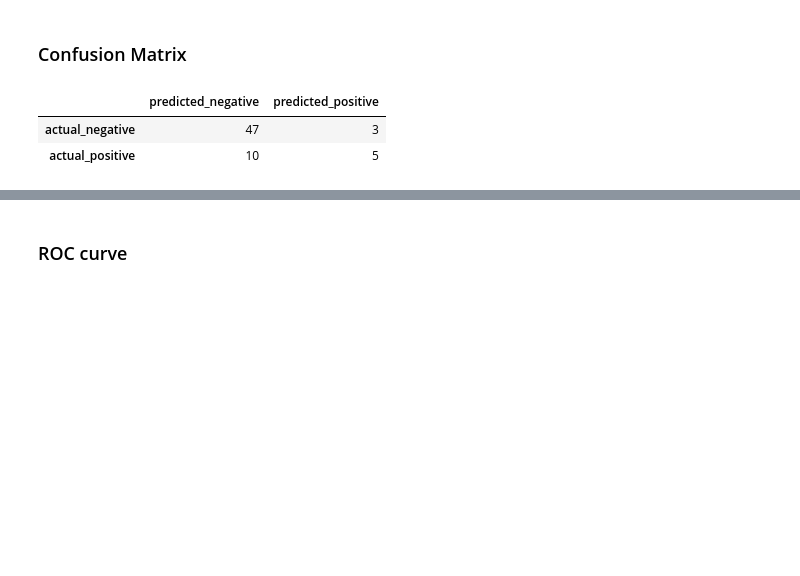
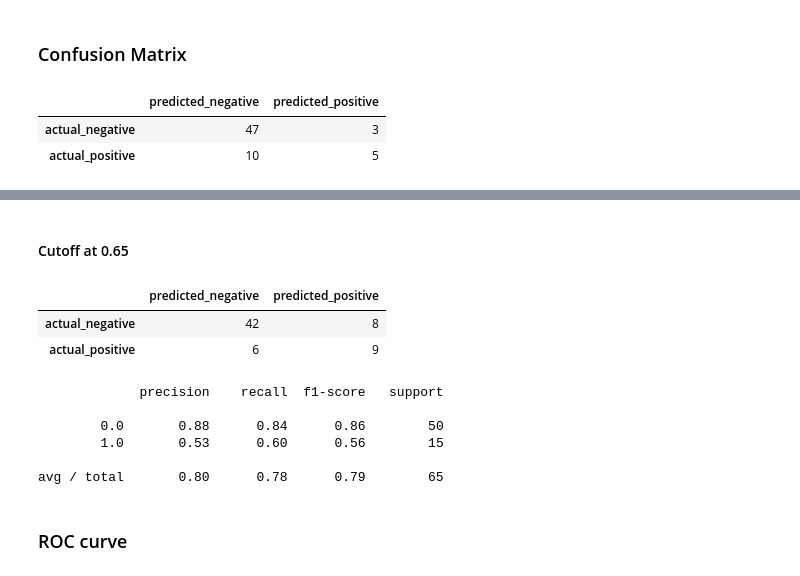
Before and after one commit to cheminfIBB/MM-diagnosis, a Jupyter notebook: random_forest_model.ipynb, the cells around one changed output, grey strips where cells are left out. Saved outputs shown, nothing was run; the diff lists cells and outputs as text; code cells hidden in the pictures; blank space fills up the shorter version.

```diff
--- a/random_forest_model.ipynb
+++ b/random_forest_model.ipynb
@@ -171,3 +205,23 @@ pd.DataFrame(data=confusion_matrix(y_test, pred),
+# %% [markdown]
+#### Cutoff at 0.65
+# %%
+pred_65 = [0 if prob > 0.65 else 1 for prob in pred_prob.T[0]]
+pd.DataFrame(data=confusion_matrix(y_test, pred_65),
+             columns=('predicted_negative', 'predicted_positive'),
+             index=('actual_negative', 'actual_positive'))
+# %% [output]
+|  | predicted_negative | predicted_positive |
+| actual_negative | 42 | 8 |
+| actual_positive | 6 | 9 |
+# %%
+print(classification_report(y_test, pred_65))
+# %% [output]
+             precision    recall  f1-score   support
+
+        0.0       0.88      0.84      0.86        50
+        1.0       0.53      0.60      0.56        15
+
+avg / total       0.80      0.78      0.79        65
 # %% [markdown]
 ### ROC curve
 # %%
```
Also changed, not shown: parts of 9 cells of this notebook.
